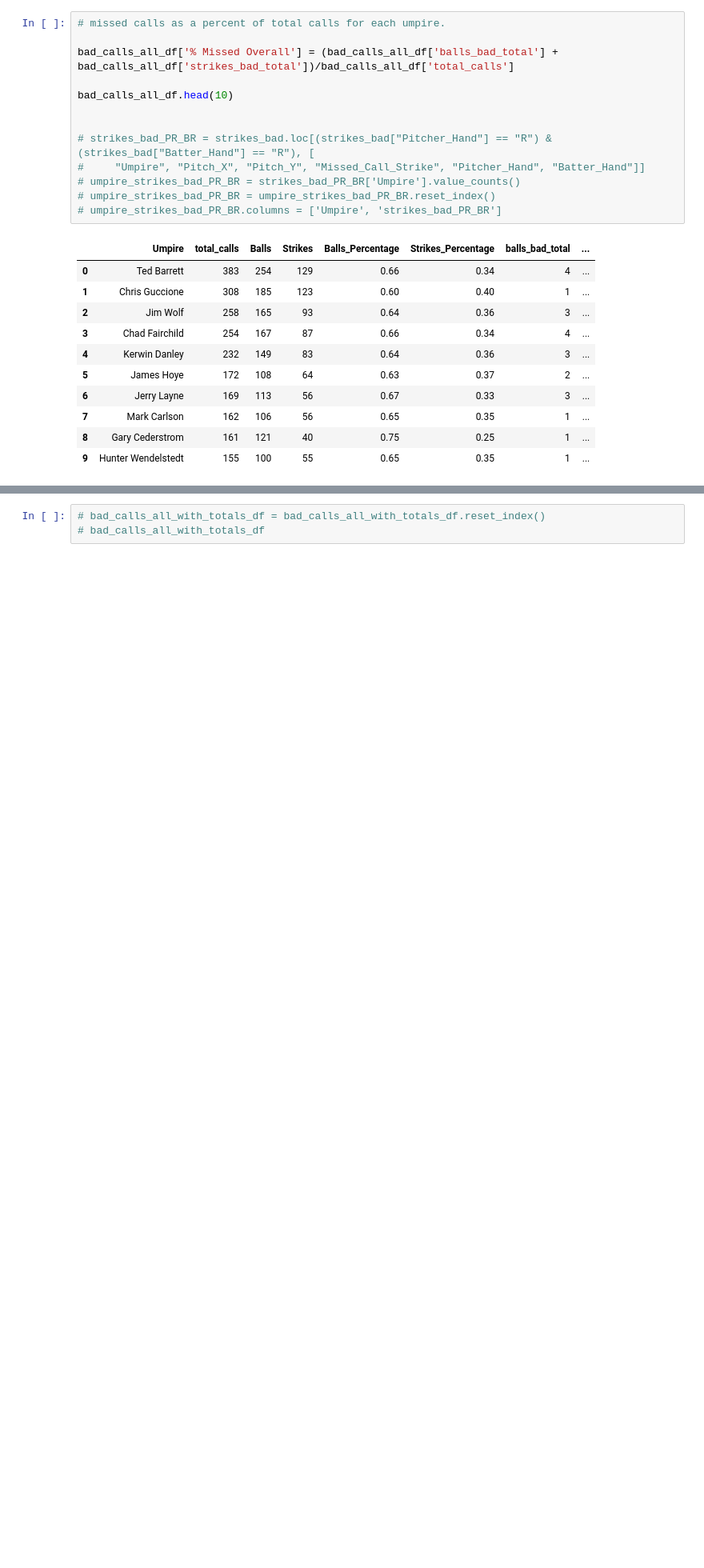
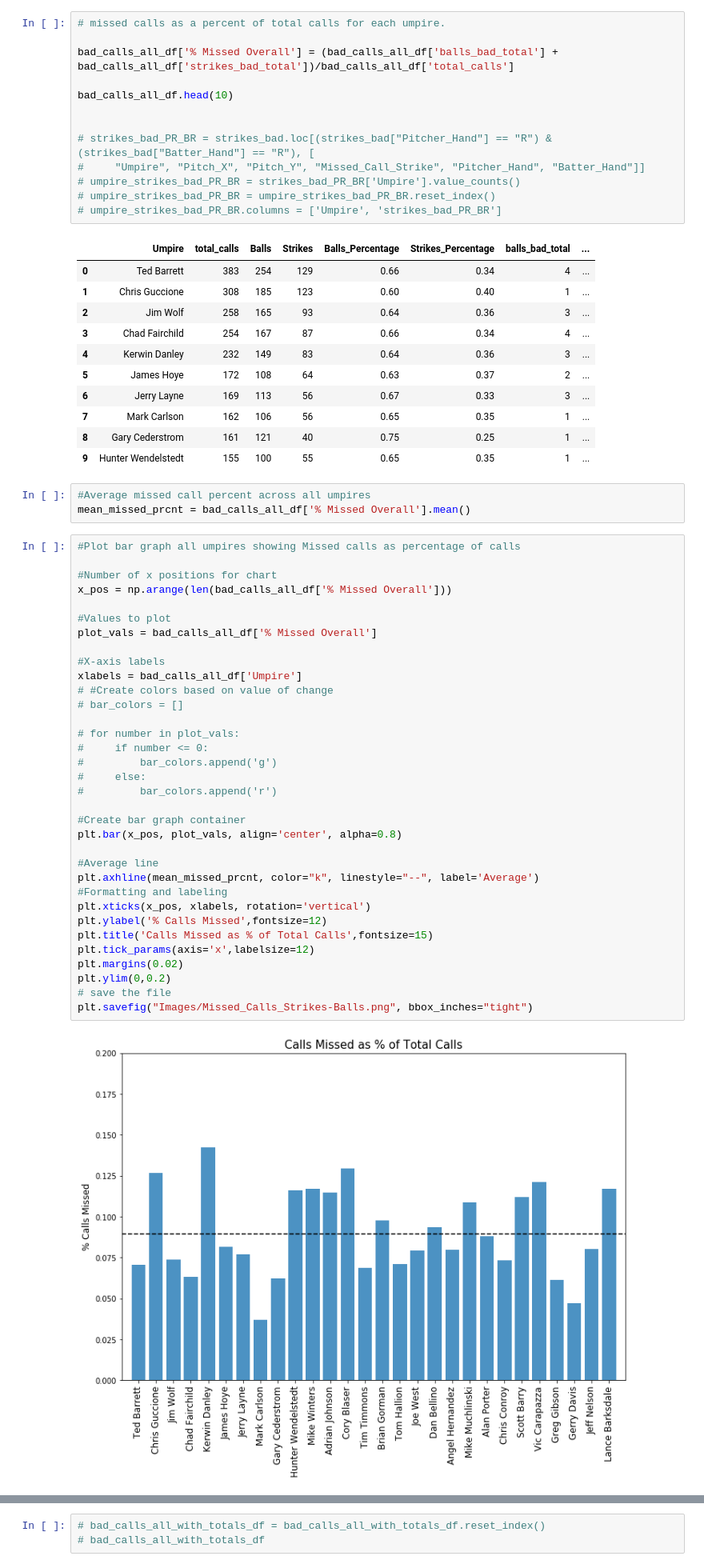
Before and after one commit to ForrestMcDougal/MLB-Postseason-Umpire-Analysis, a Jupyter notebook: Charts.ipynb, the cells around one changed output, grey strips where cells are left out. Shown at 80% size. Saved outputs shown, nothing was run; the diff lists cells and outputs as text; blank space fills up the shorter version.

Commit message:
bar chart of all umps total misses and rearranged subplots of top 4 umps

```diff
--- a/Charts.ipynb
+++ b/Charts.ipynb
@@ -758,6 +758,45 @@ bad_calls_all_df.head(10)
 | 7 | Mark Carlson | 162 | 106 | 56 | 0.65 | 0.35 | 1 | ... |
 | 8 | Gary Cederstrom | 161 | 121 | 40 | 0.75 | 0.25 | 1 | ... |
 | 9 | Hunter Wendelstedt | 155 | 100 | 55 | 0.65 | 0.35 | 1 | ... |
+# %%
+#Average missed call percent across all umpires
+mean_missed_prcnt = bad_calls_all_df['% Missed Overall'].mean()
+# %%
+#Plot bar graph all umpires showing Missed calls as percentage of calls
+
+#Number of x positions for chart
+x_pos = np.arange(len(bad_calls_all_df['% Missed Overall']))
+
+#Values to plot
+plot_vals = bad_calls_all_df['% Missed Overall']
+
+#X-axis labels
+xlabels = bad_calls_all_df['Umpire']
+# #Create colors based on value of change
+# bar_colors = []
+
+# for number in plot_vals:
+#     if number <= 0:
+#         bar_colors.append('g')
+#     else:
+#         bar_colors.append('r')
+
+#Create bar graph container
+plt.bar(x_pos, plot_vals, align='center', alpha=0.8)
+
+#Average line
+plt.axhline(mean_missed_prcnt, color="k", linestyle="--", label='Average')
+#Formatting and labeling
+plt.xticks(x_pos, xlabels, rotation='vertical')
+plt.ylabel('% Calls Missed',fontsize=12)
+plt.title('Calls Missed as % of Total Calls',fontsize=15)
+plt.tick_params(axis='x',labelsize=12)
+plt.margins(0.02)
+plt.ylim(0,0.2)
+# save the file
+plt.savefig("Images/Missed_Calls_Strikes-Balls.png", bbox_inches="tight")
+# %% [output]
+[figure, added]
 # %%
 #create a totals column and strip it out
 
```
Also changed, not shown: parts of 8 cells of this notebook, 10 other files.
